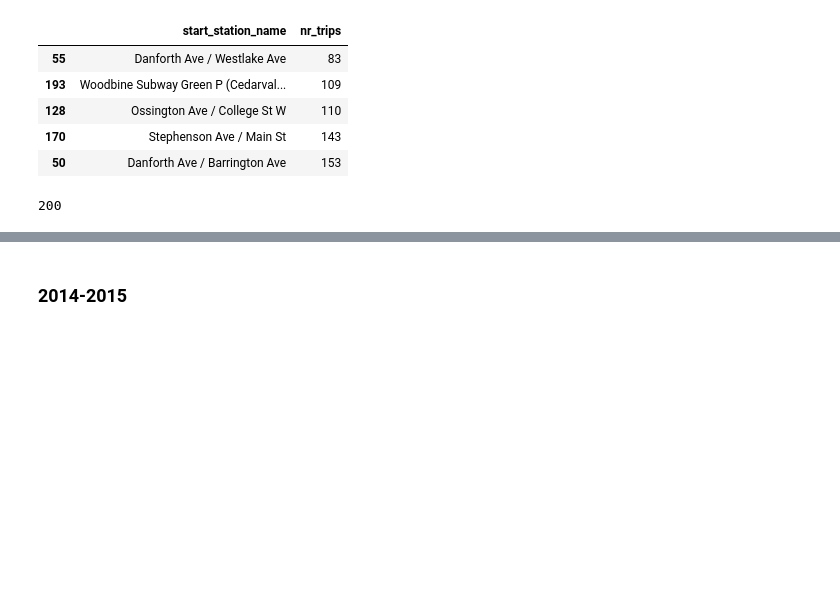
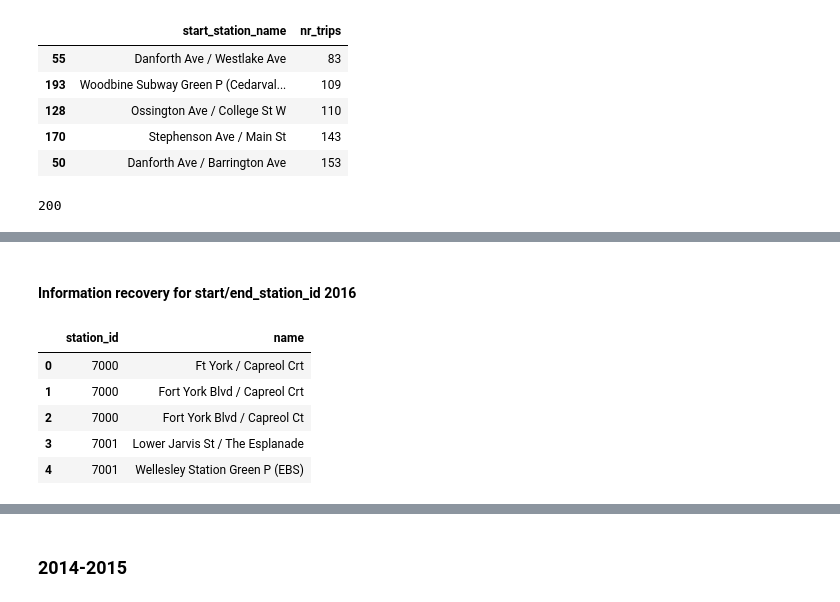
Before and after one commit to Neman-River/bikeshare_toronto, a Jupyter notebook: import_data.ipynb, the cells around one changed output, grey strips where cells are left out. Saved outputs shown, nothing was run; the diff lists cells and outputs as text; code cells hidden in the pictures; blank space fills up the shorter version.

Commit message:
fully recovered station ids for 2016, normalized name according the last available version of station name

```diff
--- a/import_data.ipynb
+++ b/import_data.ipynb
@@ -1072,0 +1087,13 @@ df16.start_station_name.nunique()
+# %% [markdown]
+#### Information recovery for start/end_station_id 2016
+# %%
+# let's use stations_vocab created in geodata.ipynb for assigning station_ids.
+stations_vocab = pd.read_parquet('stations_vocab.parquet')
+stations_vocab.head()
+# %% [output]
+|  | station_id | name |
+| 0 | 7000 | Ft York / Capreol Crt |
+| 1 | 7000 | Fort York Blvd / Capreol Crt |
+| 2 | 7000 | Fort York Blvd / Capreol Ct |
+| 3 | 7001 | Lower Jarvis St / The Esplanade |
+| 4 | 7001 | Wellesley Station Green P (EBS) |
```
Also changed, not shown: parts of 11 cells of this notebook.
